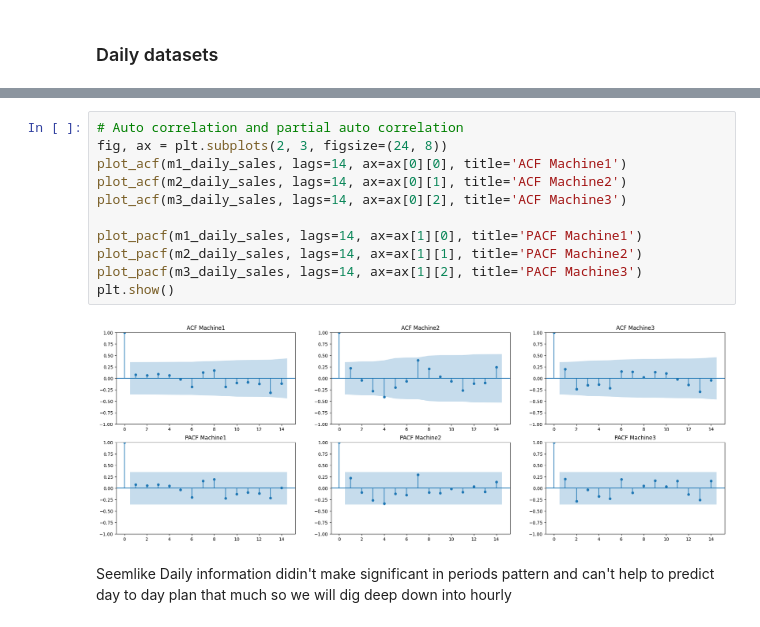
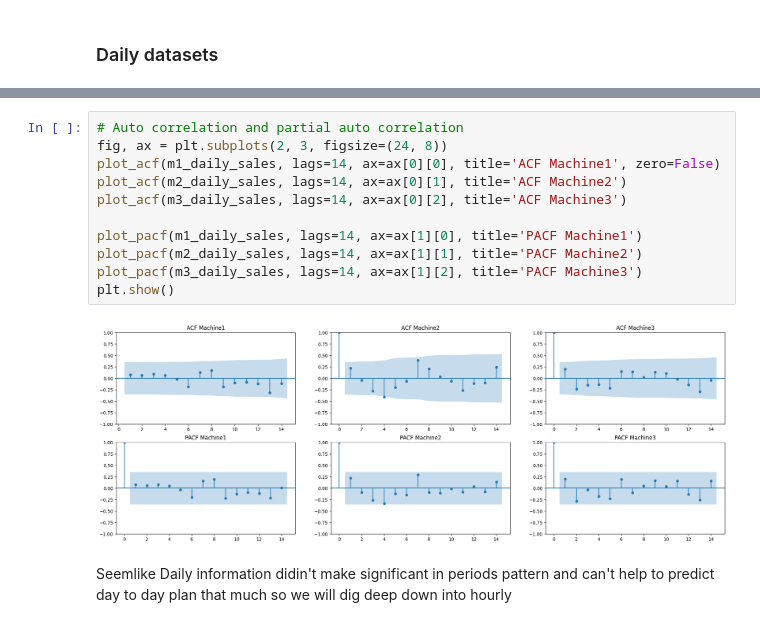
Before and after one commit to fake-or-dead/dsi03-capstone, a Jupyter notebook: 1.EDA.ipynb, the cells around one changed output, grey strips where cells are left out. Drawn from its saved outputs; the diff is of its cells as text.

```diff
--- a/1.EDA.ipynb
+++ b/1.EDA.ipynb
@@ -218,16 +240,16 @@ plt.title('Rolling Mean for M3');
 # %%
 # Auto correlation and partial auto correlation
 fig, ax = plt.subplots(2, 3, figsize=(24, 8))
-plot_acf(m1_daily_sales, lags=14, ax=ax[0][0], title='ACF Machine1')
+plot_acf(m1_daily_sales, lags=14, ax=ax[0][0], title='ACF Machine1', zero=False)
 plot_acf(m2_daily_sales, lags=14, ax=ax[0][1], title='ACF Machine2')
 plot_acf(m3_daily_sales, lags=14, ax=ax[0][2], title='ACF Machine3')
 
 plot_pacf(m1_daily_sales, lags=14, ax=ax[1][0], title='PACF Machine1')
 plot_pacf(m2_daily_sales, lags=14, ax=ax[1][1], title='PACF Machine2')
 plot_pacf(m3_daily_sales, lags=14, ax=ax[1][2], title='PACF Machine3')
 plt.show()
 # %% [output]
-[figure, old version]
+[figure, new version]
 # %% [markdown]
 Seemlike Daily information didin't make significant in periods pattern
 and can't help to predict day to day plan that much so we will dig deep down into hourly
```
Also changed, not shown: parts of 18 cells of this notebook, 10 other files.
